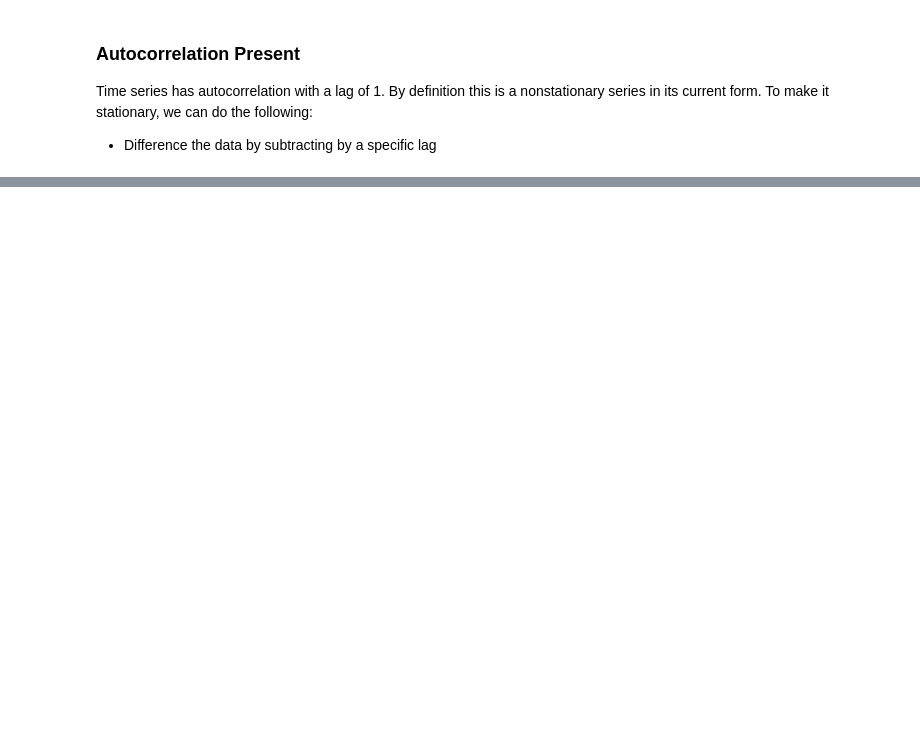
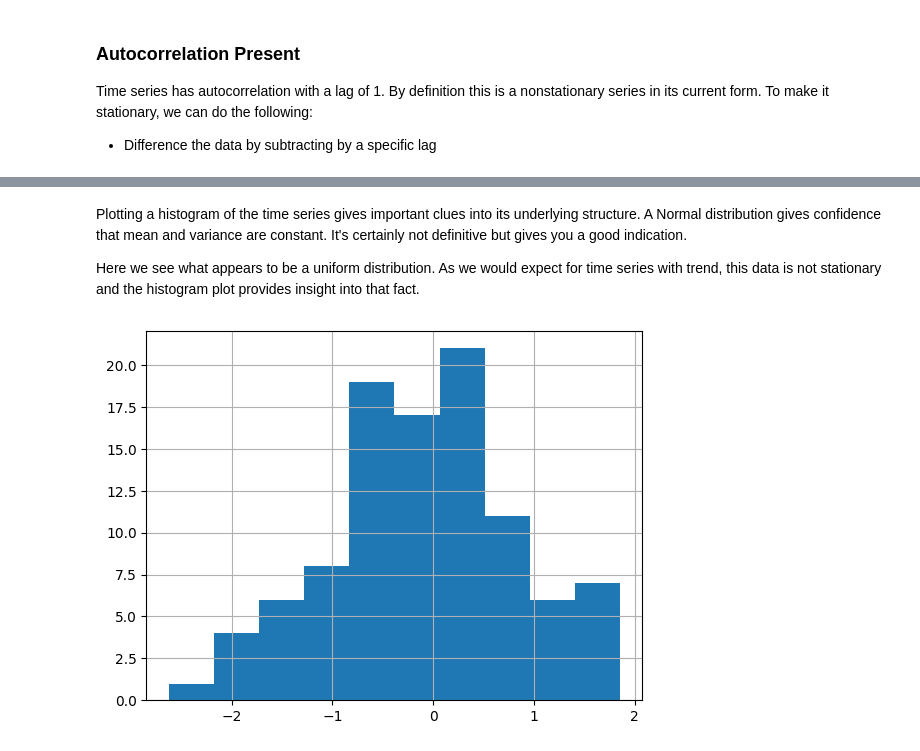
Before and after one commit to MKastek/time-series-notes, a Jupyter notebook: Time_series_anomaly_detection.ipynb, the cells around one changed output, grey strips where cells are left out. Cells and saved outputs as stored; diff of their text form; code cells hidden in the pictures; blank space fills up the shorter version.

```diff
--- a/Time_series_anomaly_detection.ipynb
+++ b/Time_series_anomaly_detection.ipynb
@@ -289,0 +403,8 @@ definition this is a nonstationary series in its current form. To make it statio
+# %% [markdown]
+Plotting a histogram of the time series gives important clues into its underlying structure. A Normal distribution gives confidence that mean and variance are constant. It's certainly not definitive but gives you a good indication.
+
+Here we see what appears to be a uniform distribution. As we would expect for time series with trend, this data is not stationary and the histogram plot provides insight into that fact.
+# %%
+pd.Series(stationary).hist();
+# %% [output]
+[figure, added]
```
Also changed, not shown: parts of 30 cells of this notebook.
